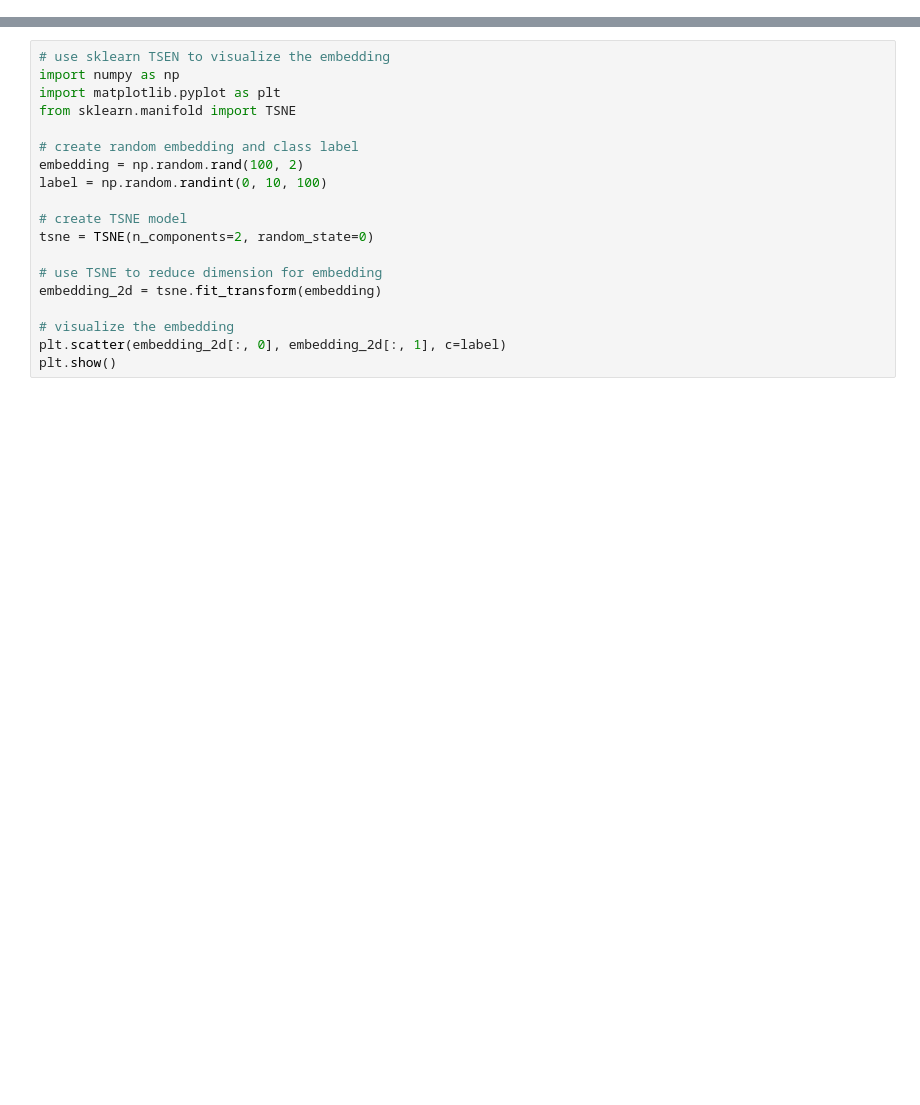
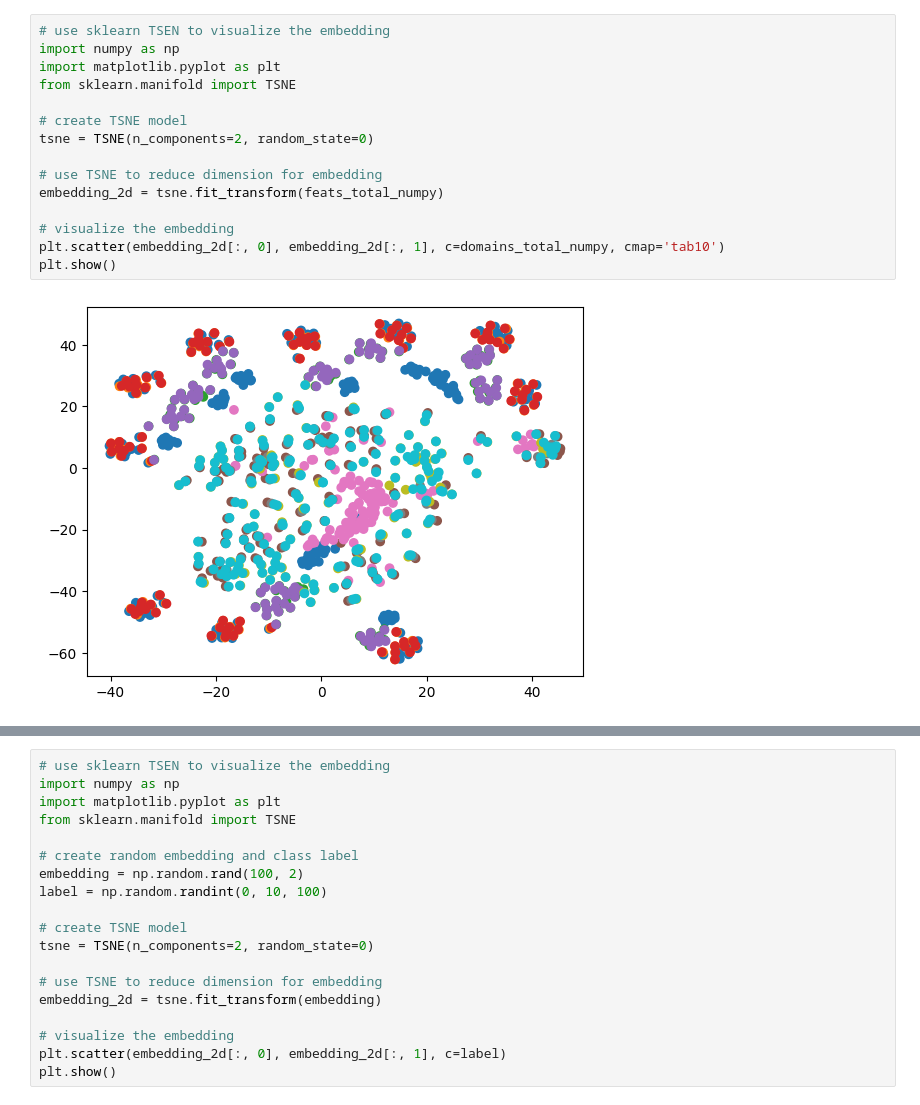
Before and after one commit to zhiyongchenGREAT/FedSPK, a Jupyter notebook: evaluate_tsne.ipynb, the cells around one changed output, grey strips where cells are left out. Drawn from its saved outputs; the diff is of its cells as text; blank space fills up the shorter version.

```diff
--- a/evaluate_tsne.ipynb
+++ b/evaluate_tsne.ipynb
@@ -9,0 +210,17 @@ artifact_dir = artifact.download()
+# %%
+# use sklearn TSEN to visualize the embedding
+import numpy as np
+import matplotlib.pyplot as plt
+from sklearn.manifold import TSNE
+
+# create TSNE model
+tsne = TSNE(n_components=2, random_state=0)
+
+# use TSNE to reduce dimension for embedding
+embedding_2d = tsne.fit_transform(feats_total_numpy)
+
+# visualize the embedding
+plt.scatter(embedding_2d[:, 0], embedding_2d[:, 1], c=domains_total_numpy, cmap='tab10')
+plt.show()
+# %% [output]
+[figure, added]
```
Also changed, not shown: parts of 25 cells of this notebook, 2 other files.
